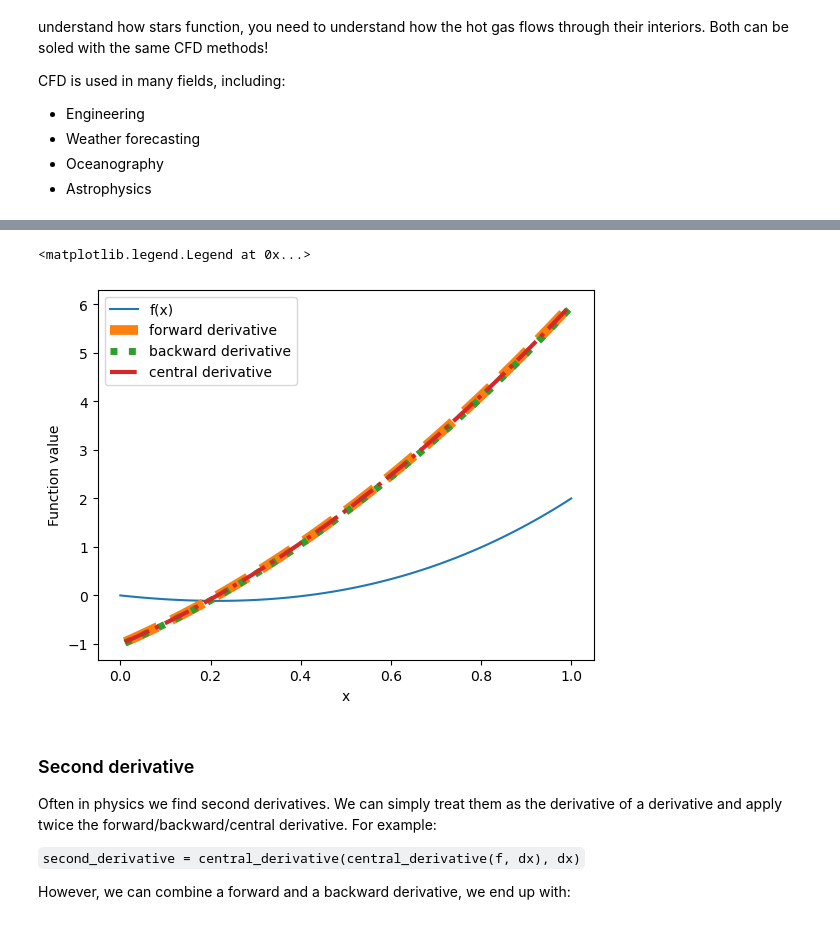
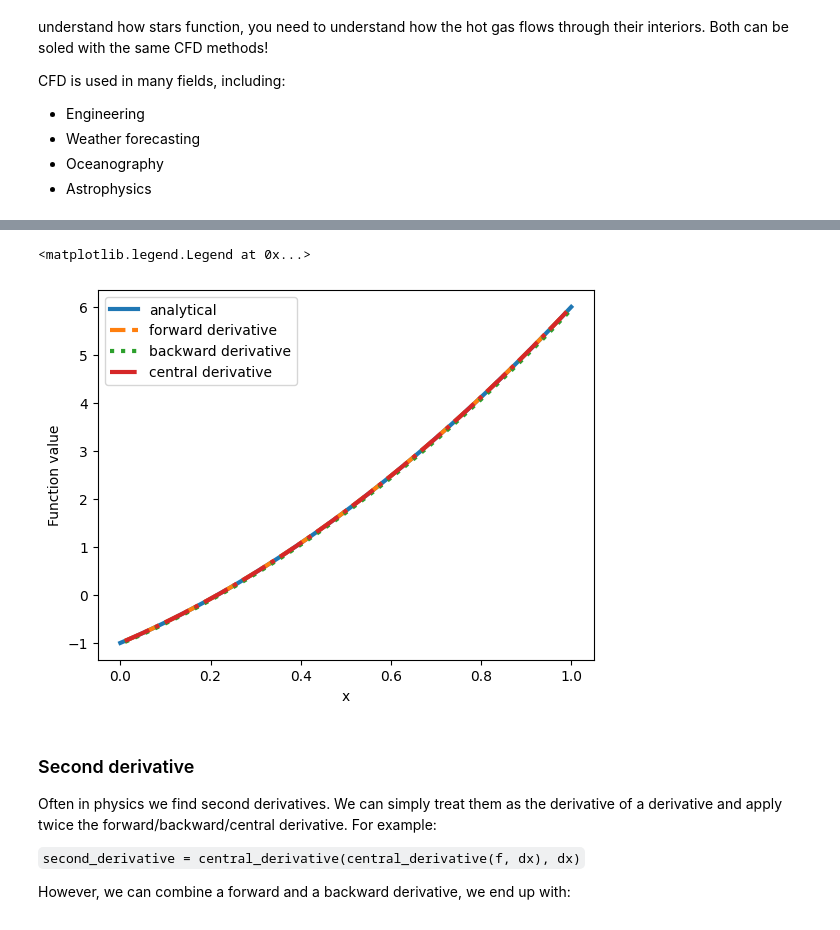
Before and after one commit to ciencialatitud0/EPIC_5, a Jupyter notebook: Tutorials/tutorial_2/CFD_intro.ipynb, the cells around one changed output, grey strips where cells are left out. Saved outputs shown, nothing was run; the diff lists cells and outputs as text; code cells hidden in the pictures.

```diff
--- a/Tutorials/tutorial_2/CFD_intro.ipynb
+++ b/Tutorials/tutorial_2/CFD_intro.ipynb
@@ -135,24 +136,23 @@ def central_derivative(f, dx):
 # %%
 L = 1.0  # Length of the domain
 N = 100  # Number of spatial points
 dx = L / (N - 1)  # Spatial step size
 x = np.linspace(0, L, N)
-# f = np.concatenate([np.zeros(N//2), np.ones(N//2)])  # Step function
-# f = np.exp(-100 * (x - 0.5)**2)  # Gaussian
 f = x**3 +2*x**2 - x
+df_analytical = 3*x**2 + 4*x - 1
 
-plt.plot(x, f, label='f(x)')
-plt.plot(x, central_derivative(f, dx), label="forward derivative", linestyle='--', lw=7)
-plt.plot(x, backward_derivative(f, dx), label="backward derivative", linestyle=':', lw=5)
+plt.plot(x, df_analytical, label="analytical", linestyle='-' , lw=3)
+plt.plot(x, central_derivative(f, dx), label="forward derivative", linestyle='--', lw=3)
+plt.plot(x, backward_derivative(f, dx), label="backward derivative", linestyle=':', lw=3)
 plt.plot(x, central_derivative(f, dx), label="central derivative", linestyle='-.', lw=3)
 
 plt.xlabel('x')
 plt.ylabel('Function value')
 
 plt.legend()
 # %% [output]
 <matplotlib.legend.Legend at 0x...>
-[figure, old version]
+[figure, new version]
 # %% [markdown]
 ### Second derivative
 
```
Also changed, not shown: parts of 13 cells of this notebook.
